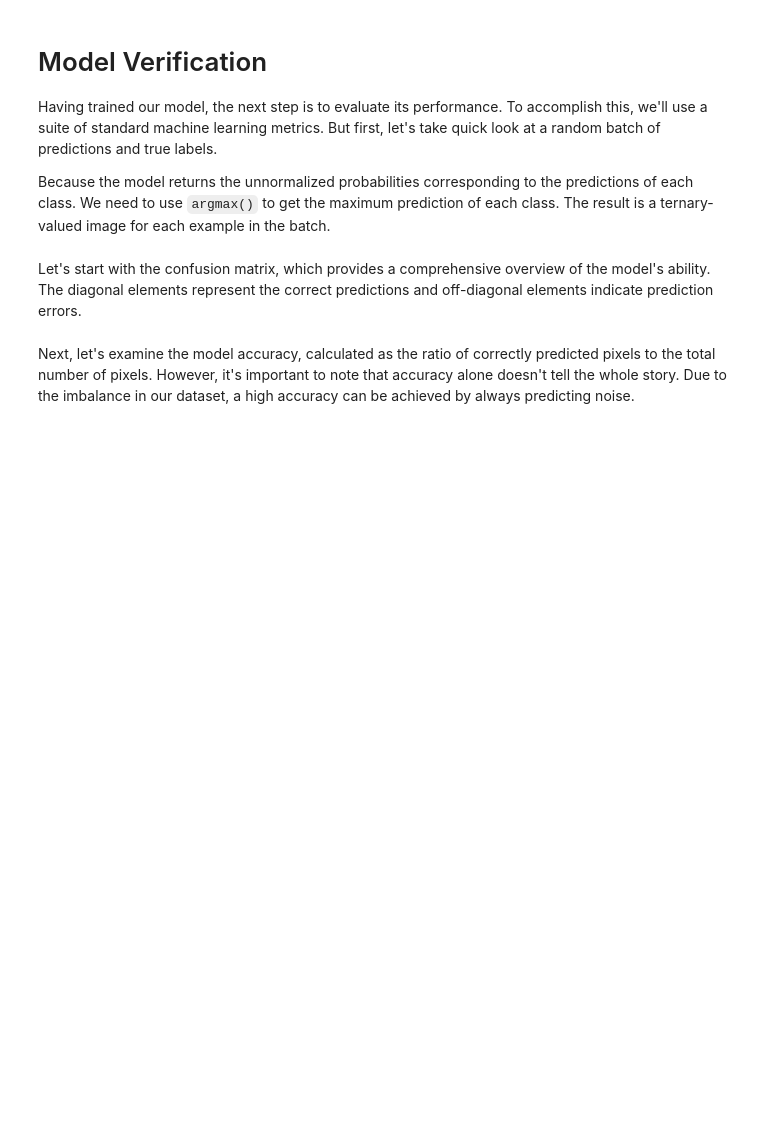
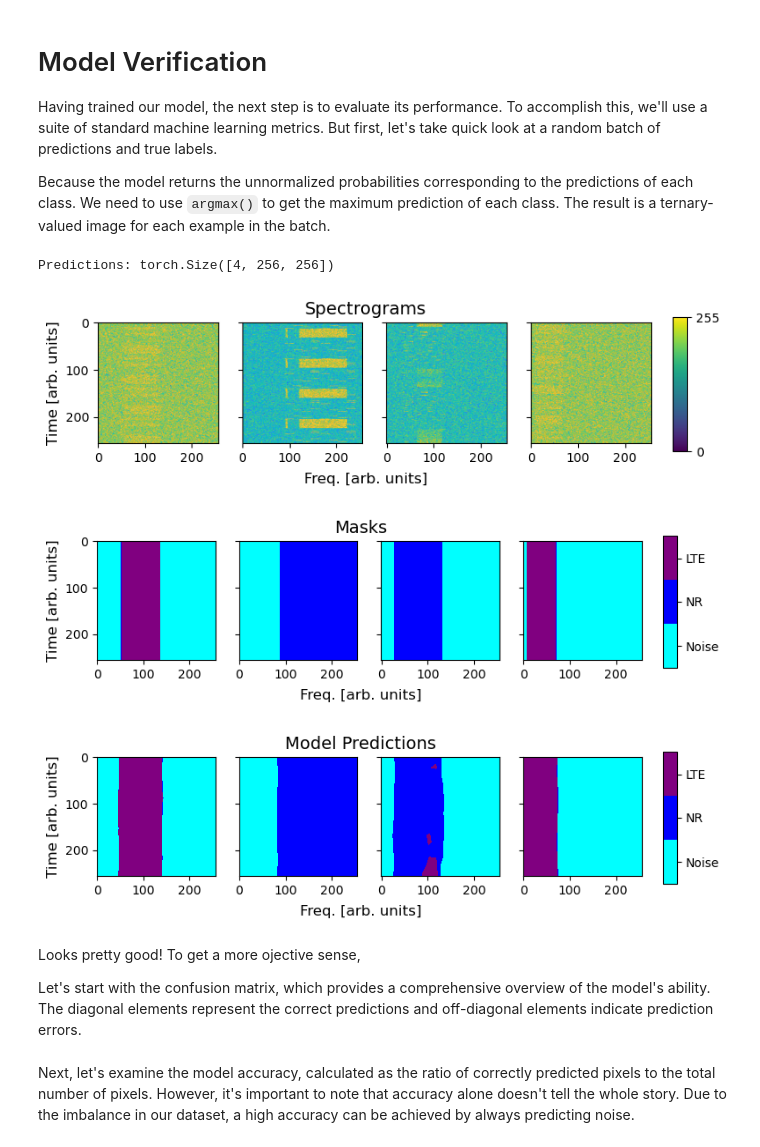
Before and after one commit to qoherent/spectrogram-segmentation, a Jupyter notebook: spectrogram_segmentation.ipynb, the cells around one changed output. Saved outputs shown, nothing was run; the diff lists cells and outputs as text; code cells hidden in the pictures; blank space fills up the shorter version.

```diff
--- a/spectrogram_segmentation.ipynb
+++ b/spectrogram_segmentation.ipynb
@@ -509,47 +531,20 @@ spects = spects.to(device)
 with torch.no_grad():
     preds = (model(spects)["out"]).argmax(1)
 
-preds, spects = preds.cpu(), [inv_transform(i.cpu()) for i in spects]
 print("Predictions:", preds.size())
+# %% [output]
+Predictions: torch.Size([4, 256, 256])
-# %%
-fig, axes = plt.subplots(figsize=[mini_batch_size * 2, 3], nrows=1, ncols=mini_batch_size, sharey=True)
-axes[0].set_ylabel("Time [s]", fontsize=label_font_size)
-fig.text(0.5, 0.12, "Freq. [arb. units]", fontsize=label_font_size, ha="center")
-
-for i, ax in enumerate(axes):
-    ax.set_title("Spect " + str(i + 1))
-    im = ax.imshow(spects[i], vmin=0, vmax=255)
-
-fig.subplots_adjust(right=0.85)
-cbar_ax = fig.add_axes(rect=[0.90, 0.25, 0.02, 0.5])
-fig.colorbar(im, cax=cbar_ax, ticks=[0, 255])
-
-fig, axes = plt.subplots(figsize=[mini_batch_size * 2, 3], nrows=1, ncols=mini_batch_size, sharey=True)
-axes[0].set_ylabel("Time [s]", fontsize=label_font_size)
-fig.text(0.5, 0.12, "Freq. [arb. units]", fontsize=label_font_size, ha="center")
-
-for i, ax in enumerate(axes):
-    ax.set_title("Mask " + str(i + 1))
-    im = ax.imshow(masks[i], vmin=0, vmax=2, cmap=mask_cmap)
-
-fig.subplots_adjust(right=0.85)
-cbar_ax = fig.add_axes(rect=[0.90, 0.25, 0.02, 0.5])
-cbar = fig.colorbar(im, cax=cbar_ax, ticks=[0.33, 1, 1.66])
-cbar.ax.set_yticklabels(labels)
-
-fig, axes = plt.subplots(figsize=[mini_batch_size * 2, 3], nrows=1, ncols=mini_batch_size, sharey=True)
-axes[0].set_ylabel("Time [s]", fontsize=label_font_size)
-fig.text(0.5, 0.12, "Freq. [arb. units]", fontsize=label_font_size, ha="center")
-
-for i, ax in enumerate(axes):
-    ax.set_title("Prediction " + str(i + 1))
-    im = ax.imshow(preds[i], vmin=0, vmax=2, cmap=mask_cmap)
-
-fig.subplots_adjust(right=0.85)
-cbar_ax = fig.add_axes(rect=[0.90, 0.25, 0.02, 0.5])
-cbar = fig.colorbar(im, cax=cbar_ax, ticks=[0.33, 1, 1.66])
-cbar.ax.set_yticklabels(labels)
+# %%
+plot_spects(spects=[inv_transform(i.cpu()) for i in spects])
+plot_masks(masks=[inv_target_transform(i) for i in masks])
+plot_masks(masks=preds.cpu(), prediction=True)
+# %% [output]
+[figure, added]
+[figure, added]
+[figure, added]
 # %% [markdown]
+Looks pretty good! To get a more ojective sense,
+
 Let's start with the confusion matrix, which provides a comprehensive overview of the model's ability. The diagonal elements represent the correct predictions and off-diagonal elements indicate prediction errors.
 # %%
 def confusion_matrix(
```
Also changed, not shown: parts of 7 cells of this notebook.
